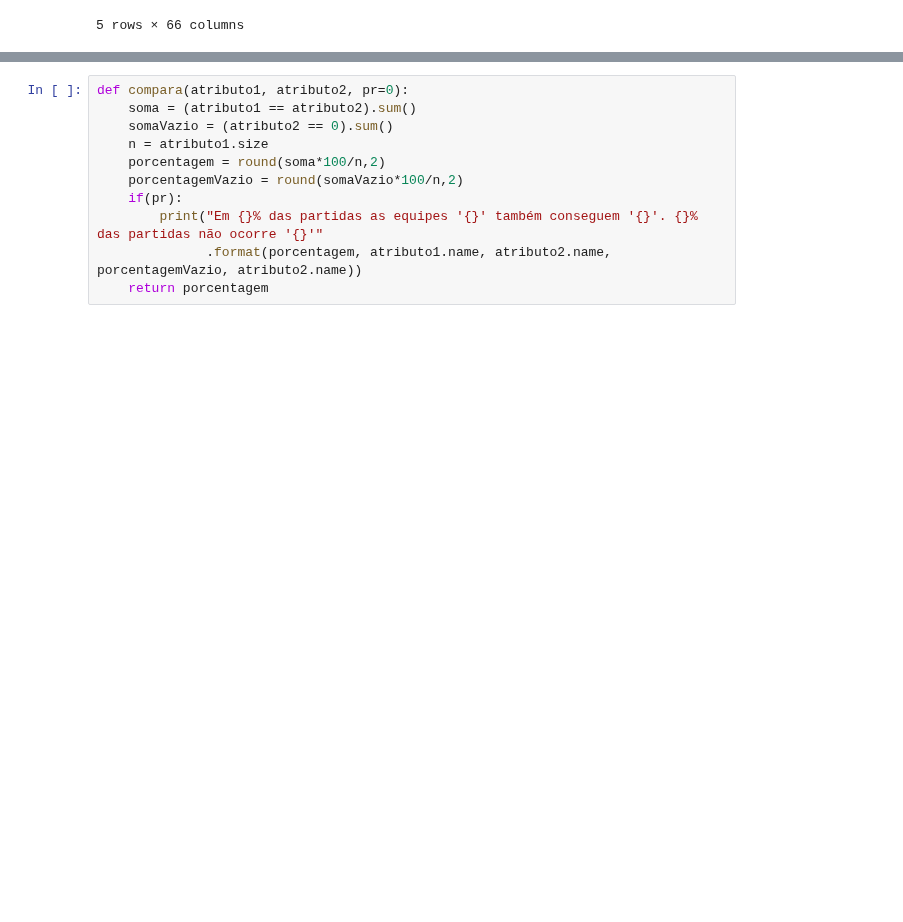
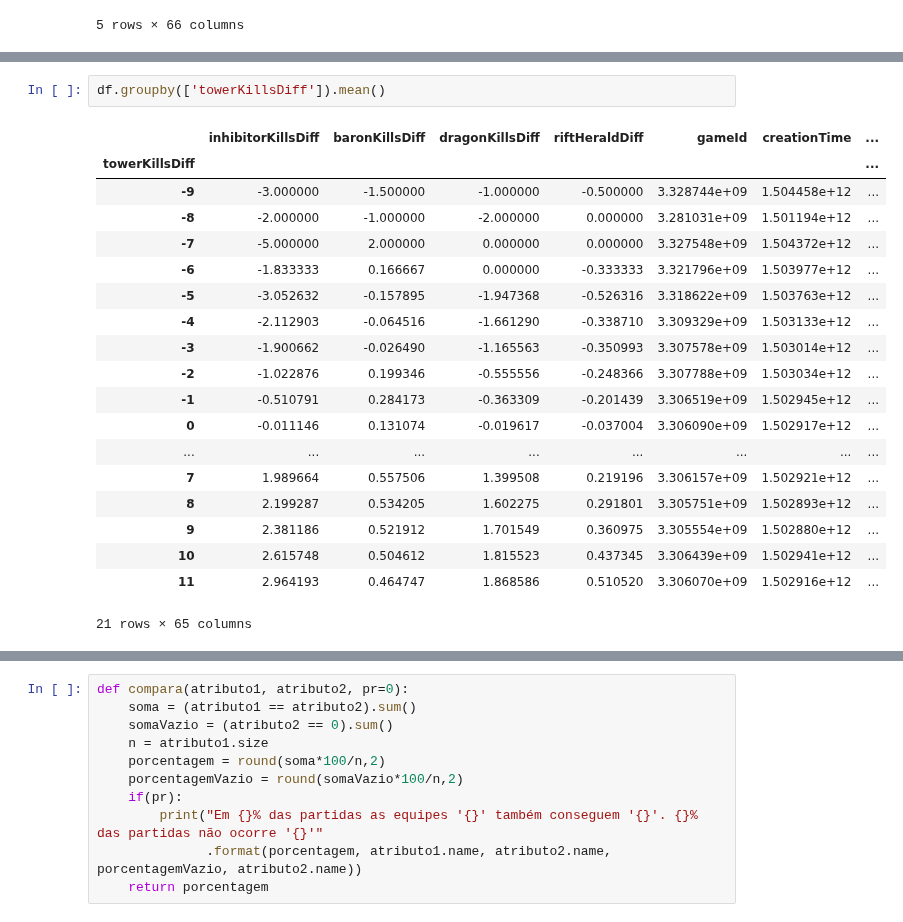
Before and after one commit to guilhermepoluc/league-of-legends-analysis-icd, a Jupyter notebook: lol-analise-inicial.ipynb, the cells around one changed output, grey strips where cells are left out. Drawn from its saved outputs; the diff is of its cells as text; blank space fills up the shorter version.

```diff
--- a/lol-analise-inicial.ipynb
+++ b/lol-analise-inicial.ipynb
@@ -72,0 +83,22 @@ meu_plot(df['riftHeraldDiff'], 'Diferença de abates de arautos da fenda (equipe
+# %%
+df.groupby(['towerKillsDiff']).mean()
+# %% [output]
+|  | inhibitorKillsDiff | baronKillsDiff | dragonKillsDiff | riftHeraldDiff | gameId | creationTime | ... |
+| towerKillsDiff |  |  |  |  |  |  | ... |
+| -9 | -3.000000 | -1.500000 | -1.000000 | -0.500000 | 3.328744e+09 | 1.504458e+12 | ... |
+| -8 | -2.000000 | -1.000000 | -2.000000 | 0.000000 | 3.281031e+09 | 1.501194e+12 | ... |
+| -7 | -5.000000 | 2.000000 | 0.000000 | 0.000000 | 3.327548e+09 | 1.504372e+12 | ... |
+| -6 | -1.833333 | 0.166667 | 0.000000 | -0.333333 | 3.321796e+09 | 1.503977e+12 | ... |
+| -5 | -3.052632 | -0.157895 | -1.947368 | -0.526316 | 3.318622e+09 | 1.503763e+12 | ... |
+| -4 | -2.112903 | -0.064516 | -1.661290 | -0.338710 | 3.309329e+09 | 1.503133e+12 | ... |
+| -3 | -1.900662 | -0.026490 | -1.165563 | -0.350993 | 3.307578e+09 | 1.503014e+12 | ... |
+| -2 | -1.022876 | 0.199346 | -0.555556 | -0.248366 | 3.307788e+09 | 1.503034e+12 | ... |
+| -1 | -0.510791 | 0.284173 | -0.363309 | -0.201439 | 3.306519e+09 | 1.502945e+12 | ... |
+| 0 | -0.011146 | 0.131074 | -0.019617 | -0.037004 | 3.306090e+09 | 1.502917e+12 | ... |
+| ... | ... | ... | ... | ... | ... | ... | ... |
+| 7 | 1.989664 | 0.557506 | 1.399508 | 0.219196 | 3.306157e+09 | 1.502921e+12 | ... |
+| 8 | 2.199287 | 0.534205 | 1.602275 | 0.291801 | 3.305751e+09 | 1.502893e+12 | ... |
+| 9 | 2.381186 | 0.521912 | 1.701549 | 0.360975 | 3.305554e+09 | 1.502880e+12 | ... |
+| 10 | 2.615748 | 0.504612 | 1.815523 | 0.437345 | 3.306439e+09 | 1.502941e+12 | ... |
+| 11 | 2.964193 | 0.464747 | 1.868586 | 0.510520 | 3.306070e+09 | 1.502916e+12 | ... |
+21 rows × 65 columns
```
Also changed, not shown: parts of 9 cells of this notebook, 1 other file.
